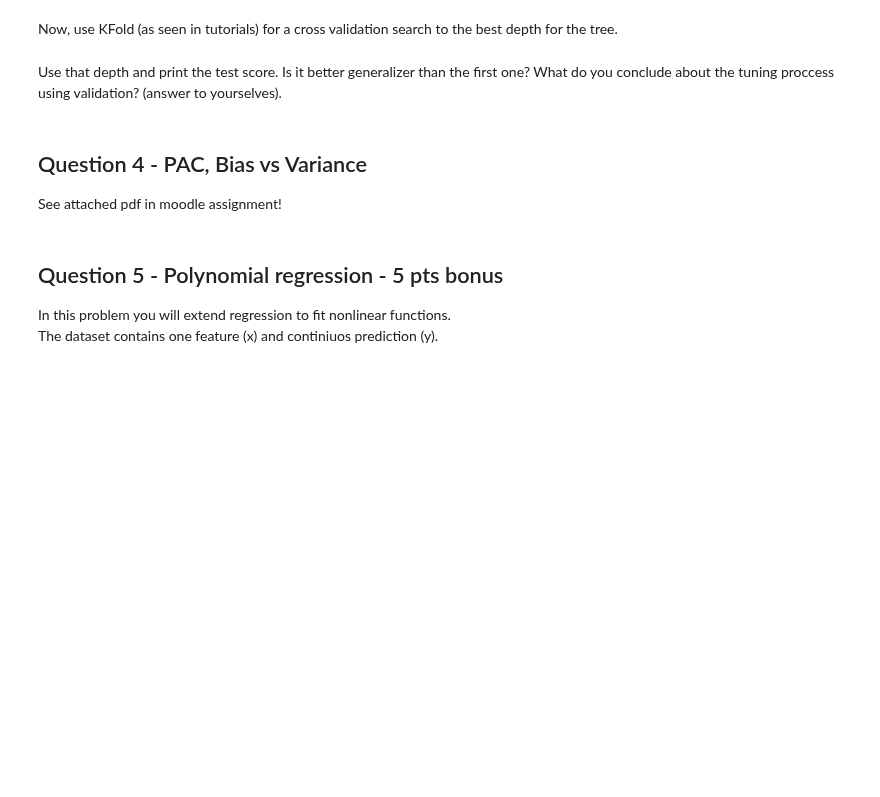
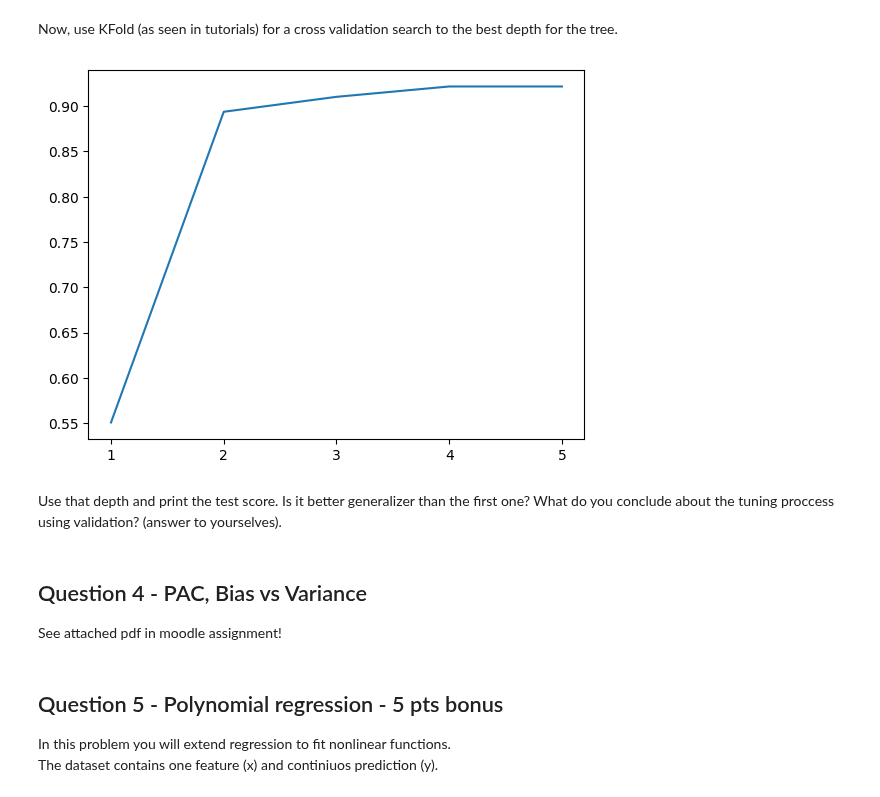
Before and after one commit to RaneemIbra/Machine-Learning, a Jupyter notebook: Intro_To_ML_HW3.ipynb, the cells around one changed output. Saved outputs shown, nothing was run; the diff lists cells and outputs as text; code cells hidden in the pictures; blank space fills up the shorter version.

```diff
--- a/HW3.ipynb
+++ b/Intro_To_ML_HW3.ipynb
@@ -549,8 +552,9 @@ For example, when calculating the gain of 'skew' with threshold 0.5, you can cre
 # %%
 # Define the ID3 decision tree class
 class DecisionTree:
-	def __init__(self):
+	def __init__(self, max_depth =np.inf):
 		self.tree = {}
+		self.max_depth = max_depth
 
 	def calculate_entropy(self, data):
 		labels = data.iloc[:, -1]
@@ -600,7 +604,7 @@ class DecisionTree:
 
 		features = data.columns.tolist()[:-1]
 		# Base case: if there are no features left to split on, return the majority label
-		if len(features) == 0:
+		if len(features) == 0 or depth>=self.max_depth:
 			unique_labels, label_counts = np.unique(labels, return_counts=True)
 			majority_label = unique_labels[label_counts.argmax()]
 			return majority_label
@@ -707,12 +714,19 @@ Using 10 thresholds, compare using max_depth=2 and max_depth=4. Based on the res
 # %%
 from sklearn.model_selection import train_test_split
+from sklearn.metrics import accuracy_score
 train, test = train_test_split(data, test_size=0.2, random_state=42)
 
 for depth in [2, 4]:
-  print(f"------------ max_depth={depth} "------------")
+  print(f"------------ max_depth={depth} ------------")
   # Implement here
-  print(f'Training accuracy is {acc}')
+  d_t = DecisionTree(max_depth=depth)
+  d_t.fit(train)
+  train_preds = d_t.predict(train)
+  train_acc = accuracy_score(train.iloc[:, -1], train_preds)
+  print(f'Training accuracy is {train_acc}')
 
   # Implement here
-  print(f'Test accuracy is {acc}')
+  test_preds = d_t.predict(test)
+  test_acc = accuracy_score(test.iloc[:, -1], test_preds)
+  print(f'Test accuracy is {test_acc}')
   print()
@@ -721,17 +743,28 @@ Now, use KFold (as seen in tutorials) for a cross validation search to the best
 # %%
 from sklearn.model_selection import KFold
 from tqdm import tqdm
 import matplotlib.pyplot as plt
 
 kf = KFold(n_splits=5, shuffle=True, random_state=42)
 accs = []
 
 for depth in tqdm(range(1,6)):
     # Implement here
+    fold_accs = []
+    for train_index, test_index in kf.split(data):
+        train, test = data.iloc[train_index], data.iloc[test_index]
+        d_t = DecisionTree(max_depth=depth)
+        d_t.fit(train)
+        test_preds = d_t.predict(test)
+        test_acc = accuracy_score(test.iloc[:, -1], test_preds)
+        fold_accs.append(test_acc)
+    accs.append(np.mean(fold_accs))
 
 plt.plot(range(1,6), accs)
 plt.xticks(range(1,6))
 plt.show()
+# %% [output]
+[figure, added]
 # %% [markdown]
 Use that depth and print the test score. Is it better generalizer than the first one? What do you conclude about the tuning proccess using validation? (answer to yourselves).
 # %% [markdown]
```
Also changed, not shown: parts of 7 cells of this notebook.
